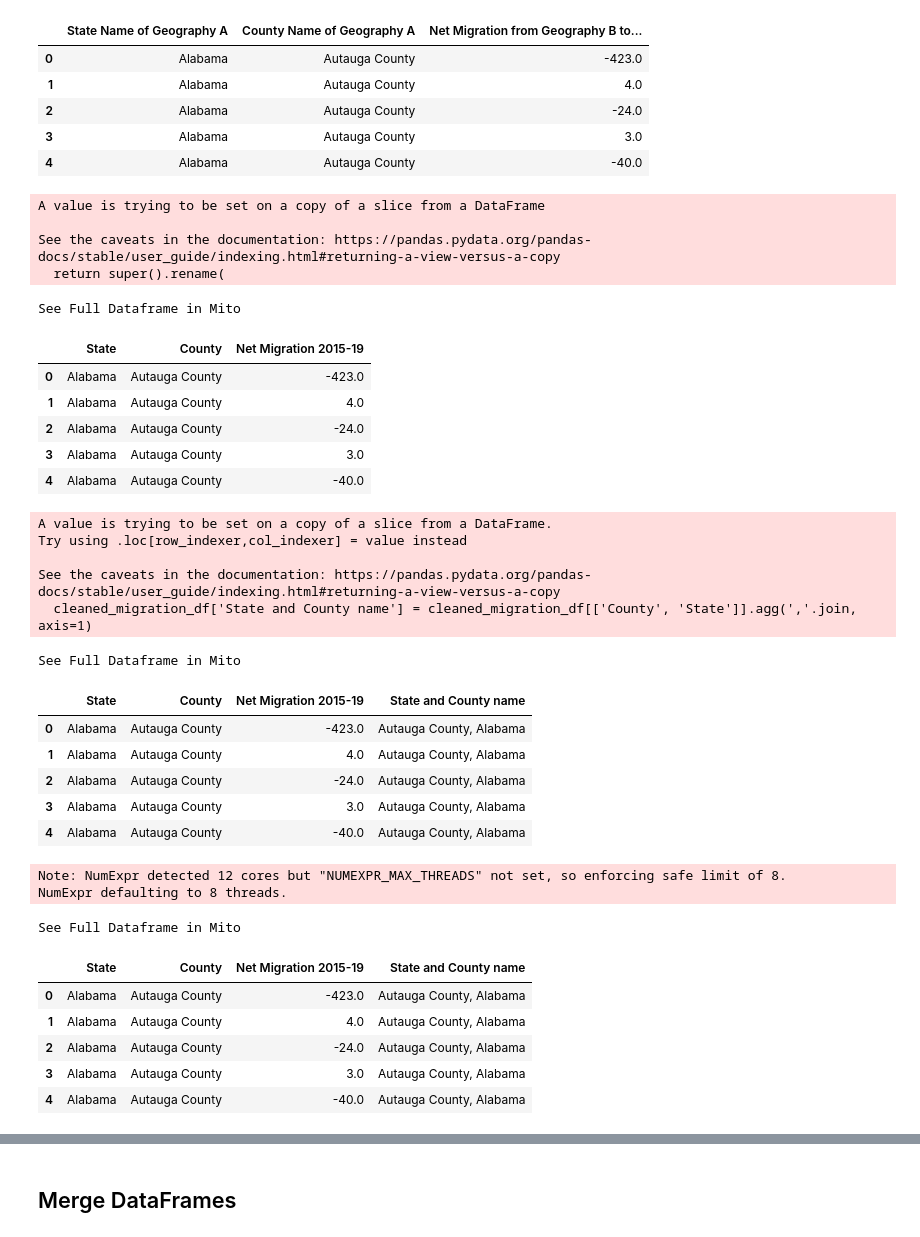
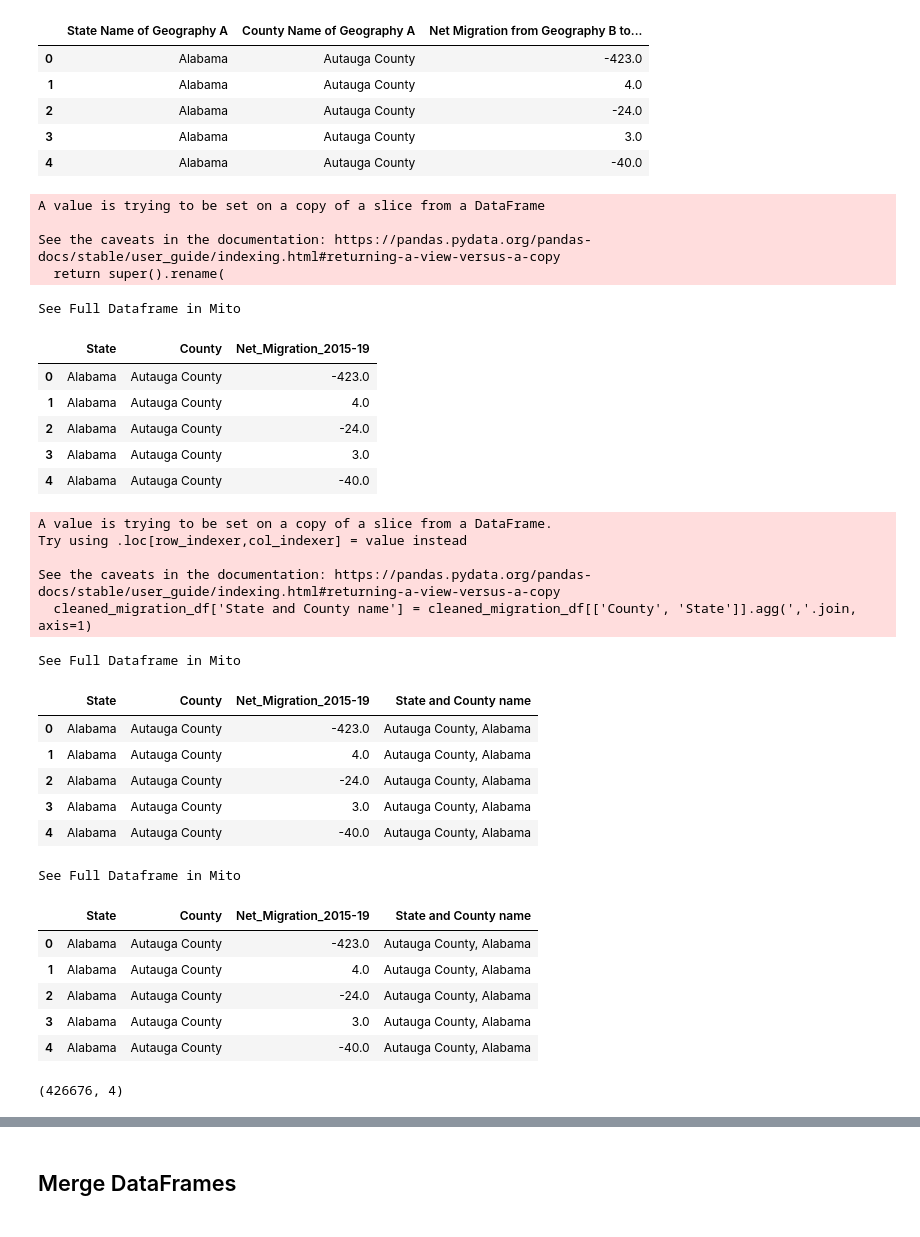
Before and after one commit to Bhargavi-ng/Migration_and_Housing, a Jupyter notebook: population_change.ipynb, the cells around one changed output, grey strips where cells are left out. Drawn from its saved outputs; the diff is of its cells as text; code cells hidden in the pictures.

```diff
--- a/population_change.ipynb
+++ b/population_change.ipynb
@@ -59,7 +61,7 @@ See Full Dataframe in Mito
 # create column names for datafame
 col_names = ['State Name of Geography A','County Name of Geography A',
             'State/U.S. Island Area/Foreign Region of Geography B', 'County Name of Geography B',
-            'Flow from Geography B to Geography A - Est', 'Flow from Geography B to Geography A - MOE',
+            'Flow from Geography B to Geography A - Est', 'Flow from Geography B t',
             'Counterflow from Geography A to Geography B - Est', 'Counterflow from Geography A to Geography B - MOE',
             'Net Migration from Geography B to Geography A - Est', 'Net Migration from Geography B to Geography A - MOE',
             'Gross Migration between Geography A and Geography B - Est', 'Gross Migration between Geography A and Geography B - MOE']
@@ -107,18 +109,18 @@ See Full Dataframe in Mito
 # %%
 # rename columns
 cleaned_migration_df.rename(columns =
                         {'State Name of Geography A':'State',
                         'County Name of Geography A':'County',
-                        'Net Migration from Geography B to Geography A - Est':'Net Migration 2015-19'},
+                        'Net Migration from Geography B to Geography A - Est':'Net_Migration_2015-19'},
                        inplace = True)
 cleaned_migration_df.head()
 # %% [output]
 A value is trying to be set on a copy of a slice from a DataFrame
 
 See the caveats in the documentation: https://pandas.pydata.org/pandas-docs/stable/user_guide/indexing.html#returning-a-view-versus-a-copy
   return super().rename(
 See Full Dataframe in Mito
-|  | State | County | Net Migration 2015-19 |
+|  | State | County | Net_Migration_2015-19 |
 | 0 | Alabama | Autauga County | -423.0 |
 | 1 | Alabama | Autauga County | 4.0 |
 | 2 | Alabama | Autauga County | -24.0 |
@@ -135,7 +137,7 @@ Try using .loc[row_indexer,col_indexer] = value instead
 See the caveats in the documentation: https://pandas.pydata.org/pandas-docs/stable/user_guide/indexing.html#returning-a-view-versus-a-copy
   cleaned_migration_df['State and County name'] = cleaned_migration_df[['County', 'State']].agg(','.join, axis=1)
 See Full Dataframe in Mito
-|  | State | County | Net Migration 2015-19 | State and County name |
+|  | State | County | Net_Migration_2015-19 | State and County name |
 | 0 | Alabama | Autauga County | -423.0 | Autauga County, Alabama |
 | 1 | Alabama | Autauga County | 4.0 | Autauga County, Alabama |
 | 2 | Alabama | Autauga County | -24.0 | Autauga County, Alabama |
@@ -146,14 +148,16 @@ See Full Dataframe in Mito
 cleaned_migration_df=cleaned_migration_df.dropna()
 cleaned_migration_df.head()
 # %% [output]
-Note: NumExpr detected 12 cores but "NUMEXPR_MAX_THREADS" not set, so enforcing safe limit of 8.
-NumExpr defaulting to 8 threads.
+See Full Dataframe in Mito
-See Full Dataframe in Mito
-|  | State | County | Net Migration 2015-19 | State and County name |
+|  | State | County | Net_Migration_2015-19 | State and County name |
 | 0 | Alabama | Autauga County | -423.0 | Autauga County, Alabama |
 | 1 | Alabama | Autauga County | 4.0 | Autauga County, Alabama |
 | 2 | Alabama | Autauga County | -24.0 | Autauga County, Alabama |
 | 3 | Alabama | Autauga County | 3.0 | Autauga County, Alabama |
 | 4 | Alabama | Autauga County | -40.0 | Autauga County, Alabama |
+# %%
+cleaned_migration_df.shape
+# %% [output]
+(426676, 4)
 # %%
 # remove state and county columns
```
Also changed, not shown: parts of 30 cells of this notebook.
